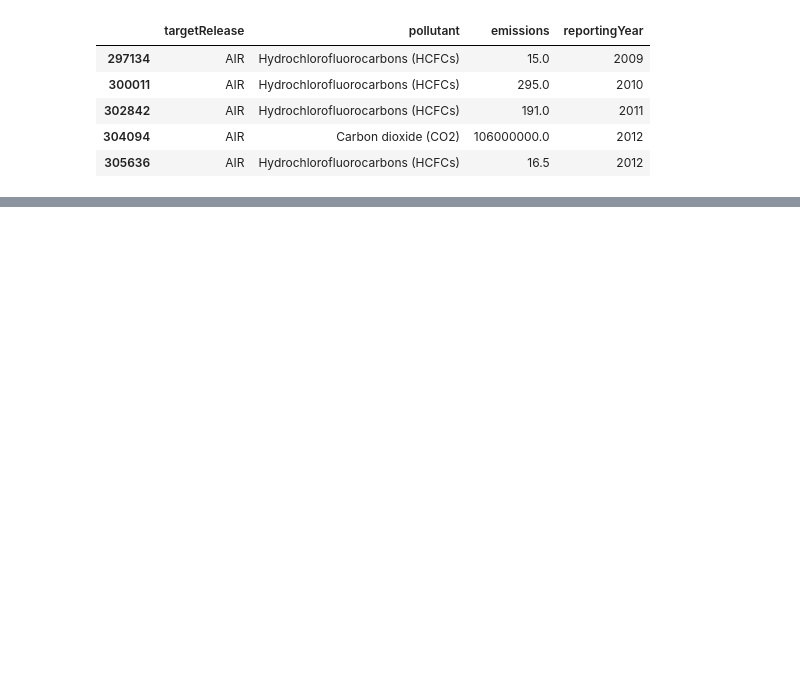
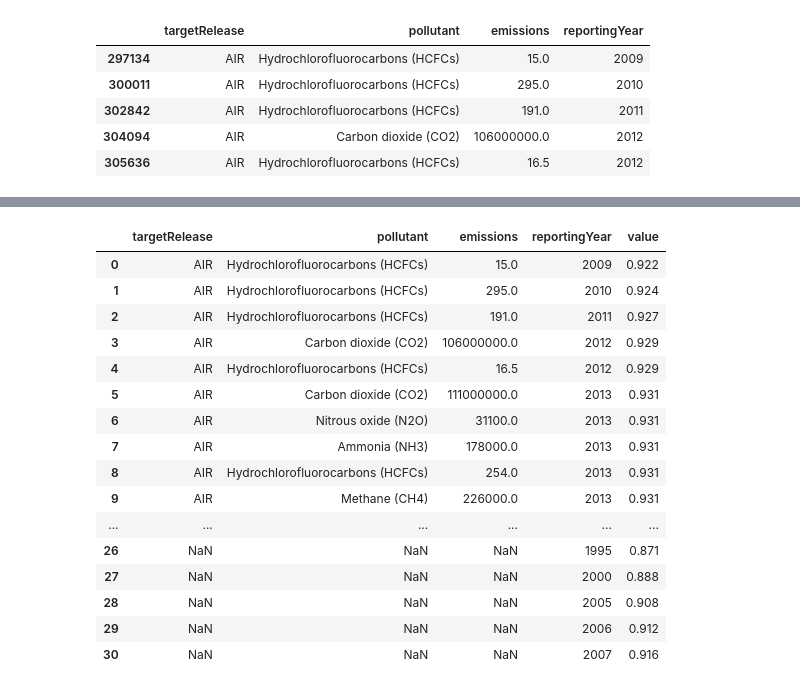
Before and after one commit to GuilhermeCasal/DataManagementFCD, a Jupyter notebook: env_analisys.ipynb, the cells around one changed output, grey strips where cells are left out. Saved outputs shown, nothing was run; the diff lists cells and outputs as text; code cells hidden in the pictures; blank space fills up the shorter version.

```diff
--- a/env_analisys.ipynb
+++ b/env_analisys.ipynb
@@ -24,9 +24,9 @@ data.head()
 | 305636 | United Kingdom | 8.0 | Animal and vegetable products fro... | 8(b) | Treatment and processing intended... | ... |
 # %%
 #select relevant data
-data = data.loc[:,["targetRelease","pollutant","emissions","reportingYear"]]
-data.sort_values('reportingYear',inplace=True)
-data.head()
+data1 = data1.loc[:,["targetRelease","pollutant","emissions","reportingYear"]]
+data1.sort_values('reportingYear',inplace=True)
+data1.head()
 # %% [output]
 |  | targetRelease | pollutant | emissions | reportingYear |
 | 297134 | AIR | Hydrochlorofluorocarbons (HCFCs) | 15.0 | 2009 |
@@ -79,0 +140,22 @@ data
+# %%
+#first merge data1 and data2
+merged_df = data1.merge(data2, on="reportingYear", how="outer")
+merged_df
+# %% [output]
+|  | targetRelease | pollutant | emissions | reportingYear | value |
+| 0 | AIR | Hydrochlorofluorocarbons (HCFCs) | 15.0 | 2009 | 0.922 |
+| 1 | AIR | Hydrochlorofluorocarbons (HCFCs) | 295.0 | 2010 | 0.924 |
+| 2 | AIR | Hydrochlorofluorocarbons (HCFCs) | 191.0 | 2011 | 0.927 |
+| 3 | AIR | Carbon dioxide (CO2) | 106000000.0 | 2012 | 0.929 |
+| 4 | AIR | Hydrochlorofluorocarbons (HCFCs) | 16.5 | 2012 | 0.929 |
+| 5 | AIR | Carbon dioxide (CO2) | 111000000.0 | 2013 | 0.931 |
+| 6 | AIR | Nitrous oxide (N2O) | 31100.0 | 2013 | 0.931 |
+| 7 | AIR | Ammonia (NH3) | 178000.0 | 2013 | 0.931 |
+| 8 | AIR | Hydrochlorofluorocarbons (HCFCs) | 254.0 | 2013 | 0.931 |
+| 9 | AIR | Methane (CH4) | 226000.0 | 2013 | 0.931 |
+| ... | ... | ... | ... | ... | ... |
+| 26 | NaN | NaN | NaN | 1995 | 0.871 |
+| 27 | NaN | NaN | NaN | 2000 | 0.888 |
+| 28 | NaN | NaN | NaN | 2005 | 0.908 |
+| 29 | NaN | NaN | NaN | 2006 | 0.912 |
+| 30 | NaN | NaN | NaN | 2007 | 0.916 |
```
Also changed, not shown: parts of 9 cells of this notebook, 6 other files.
